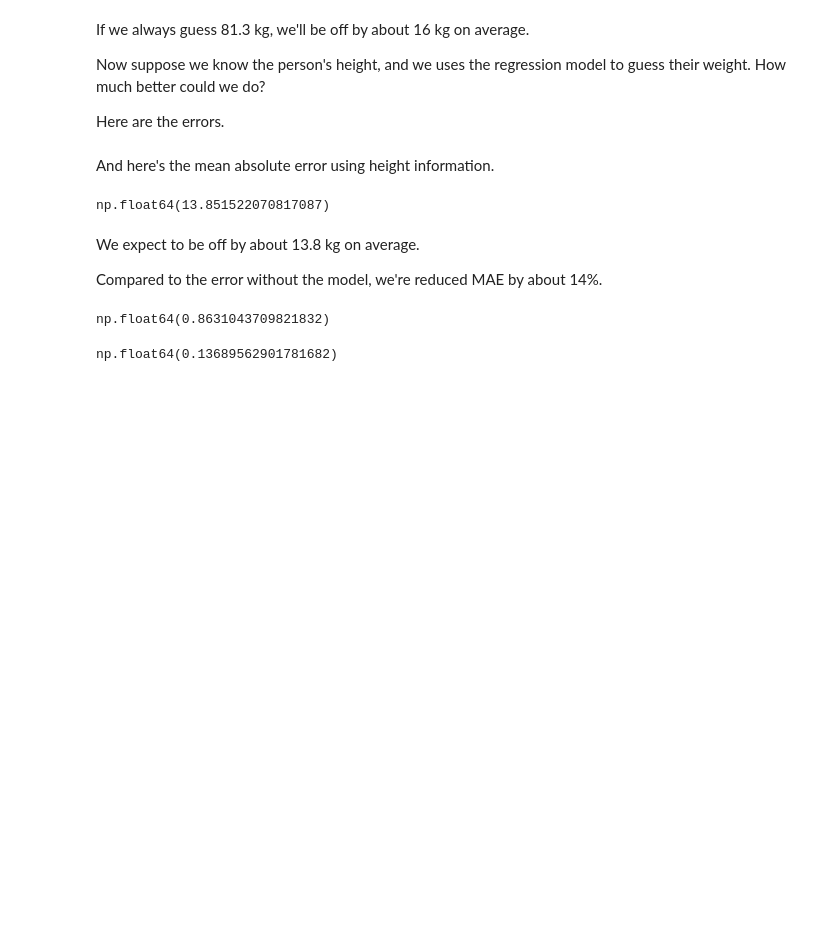
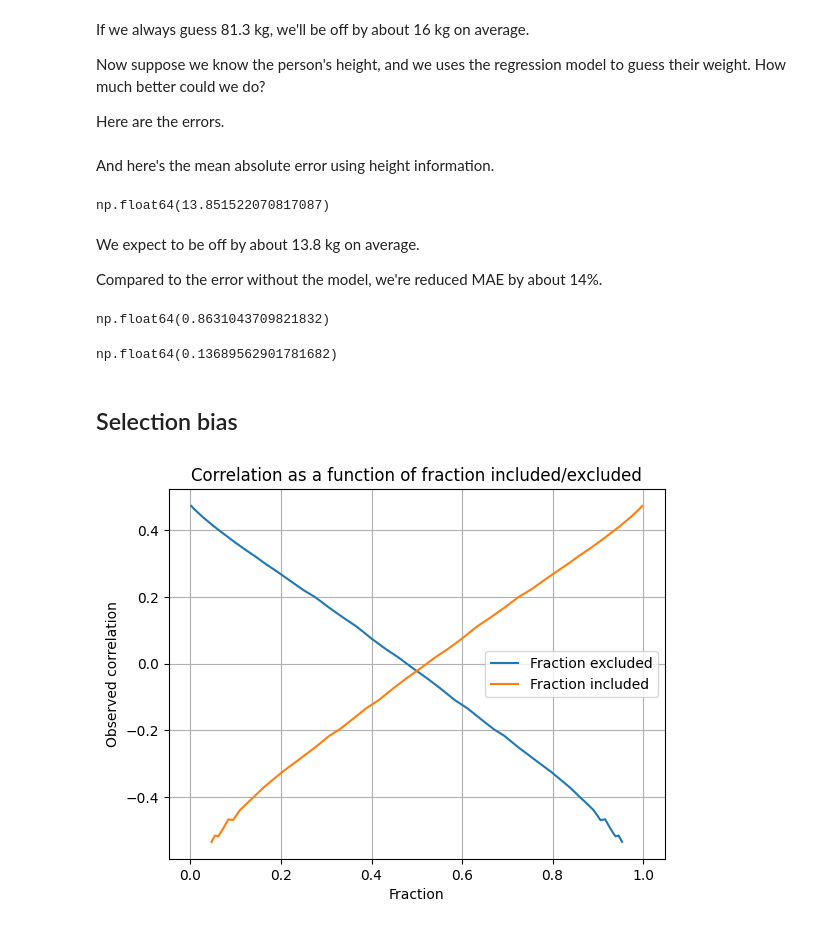
Before and after one commit to tiniacoleyba/ElementsOfDataScience, a Jupyter notebook: examples/correlation2.ipynb, the cells around one changed output. Saved outputs shown, nothing was run; the diff lists cells and outputs as text; code cells hidden in the pictures; blank space fills up the shorter version.

Commit message:
Added selection bias example in correlation2 notebook

```diff
--- a/examples/correlation2.ipynb
+++ b/examples/correlation2.ipynb
@@ -215,3 +215,36 @@ np.float64(0.8631043709821832)
 1 - MAE2 / MAE1
 # %% [output]
 np.float64(0.13689562901781682)
+# %% [markdown]
+## Selection bias
+# %%
+from scipy.stats import zscore
+
+wh_corr = np.corrcoef(height, weight)[0][1]
+height_z = zscore(height)
+weight_z = zscore(weight)
+
+res = []
+thresholds = np.linspace(-4,3,50)
+for t in thresholds:
+    combo = (height_z + weight_z) > t
+    # both = (height_z > t) & (weight_z > t)
+    f_included= combo.mean()
+    h_selected = height[combo]
+    w_selected = weight[combo]
+    r = np.corrcoef(h_selected, w_selected)[0][1]
+    res.append([t, f_included, r])
+
+res = pd.DataFrame(res, columns=['threshold', 'fraction_included', 'correlation'])
+res["fraction_excluded"] = 1 - res["fraction_included"]
+# %%
+plt.plot(res['fraction_excluded'], res['correlation'], label='Fraction excluded')
+plt.plot(res['fraction_included'], res['correlation'], label='Fraction included')
+plt.xlabel('Fraction')
+plt.ylabel('Observed correlation')
+plt.legend()
+plt.title('Correlation as a function of fraction included/excluded')
+plt.grid()
+plt.show()
+# %% [output]
+[figure, added]
```
Also changed, not shown: parts of 2 cells of this notebook.
